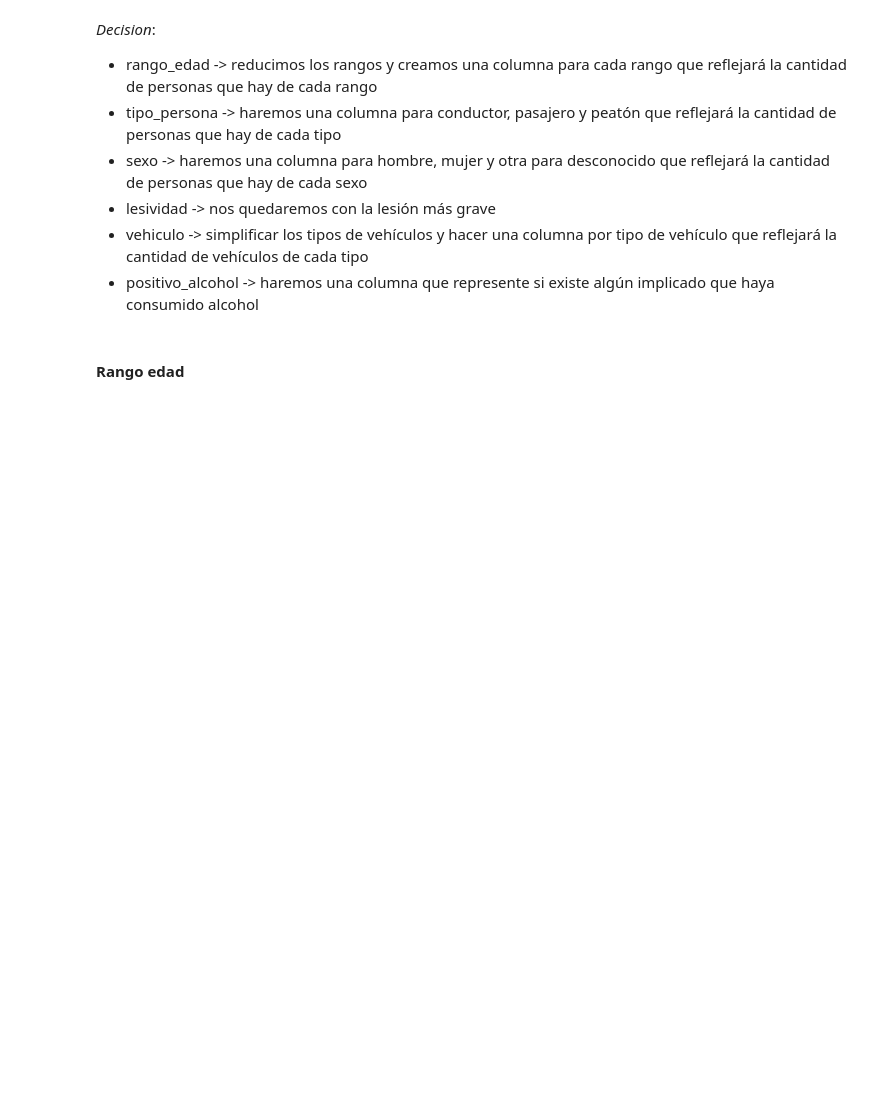
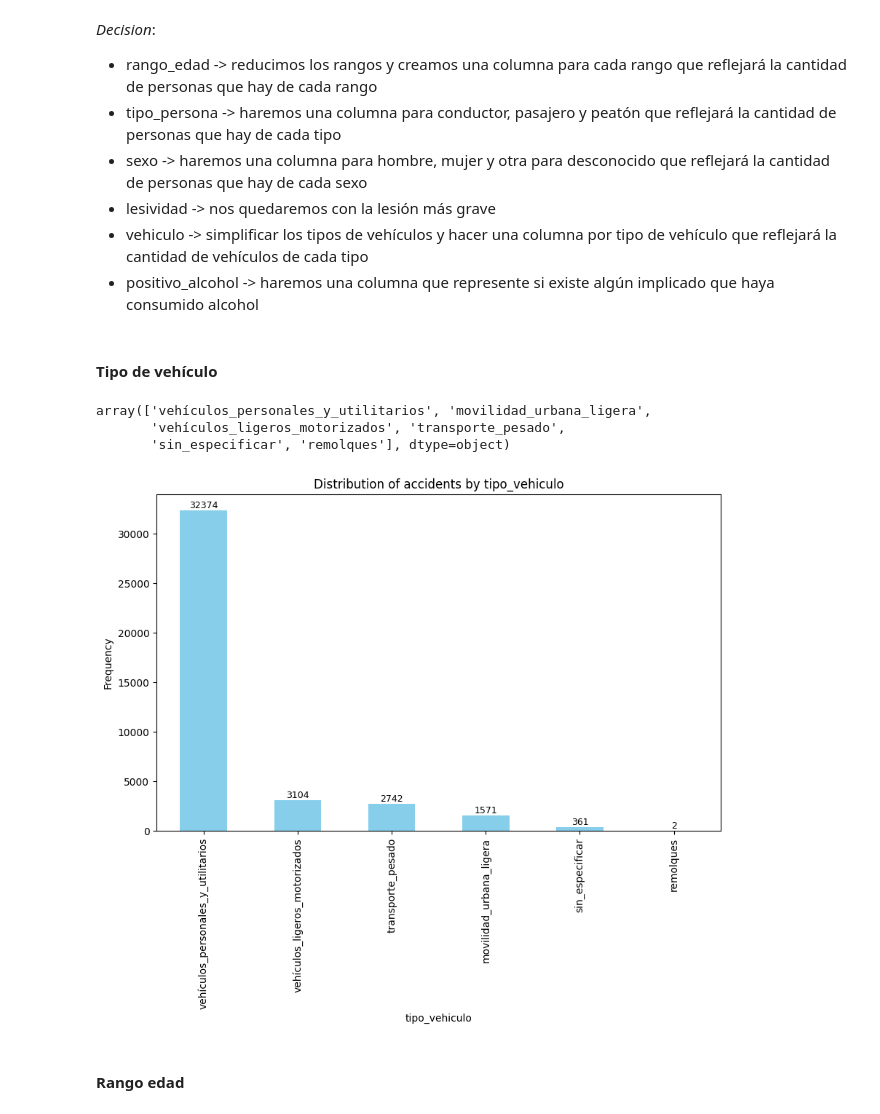
Before and after one commit to kliniik/Practica_AAI_2, a Jupyter notebook: 1_jerarquico.ipynb, the cells around one changed output. Saved outputs shown, nothing was run; the diff lists cells and outputs as text; code cells hidden in the pictures; blank space fills up the shorter version.

```diff
--- a/1_jerarquico.ipynb
+++ b/1_jerarquico.ipynb
@@ -995,3 +1006,5 @@ df.sample(5)
 - lesividad -> nos quedaremos con la lesión más grave
 - vehiculo -> simplificar los tipos de vehículos y hacer una columna por tipo de vehículo que reflejará la cantidad de vehículos de cada tipo
 - positivo_alcohol -> haremos una columna que represente si existe algún implicado que haya consumido alcohol
+# %% [markdown]
+#### Tipo de vehículo
@@ -997,0 +1061,10 @@ df.sample(5)
+# %%
+df['tipo_vehiculo'].unique()
+# %% [output]
+array(['vehículos_personales_y_utilitarios', 'movilidad_urbana_ligera',
+       'vehículos_ligeros_motorizados', 'transporte_pesado',
+       'sin_especificar', 'remolques'], dtype=object)
+# %%
+categorical_plot('tipo_vehiculo')
+# %% [output]
+[figure, added]
```
Also changed, not shown: parts of 76 cells of this notebook.
